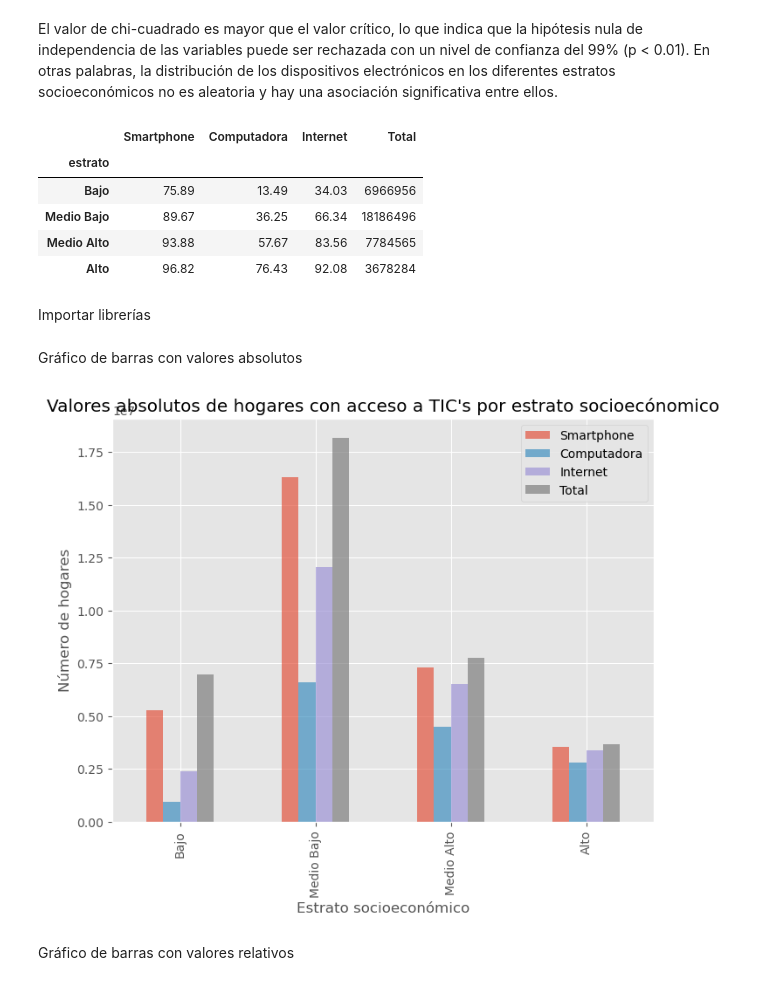
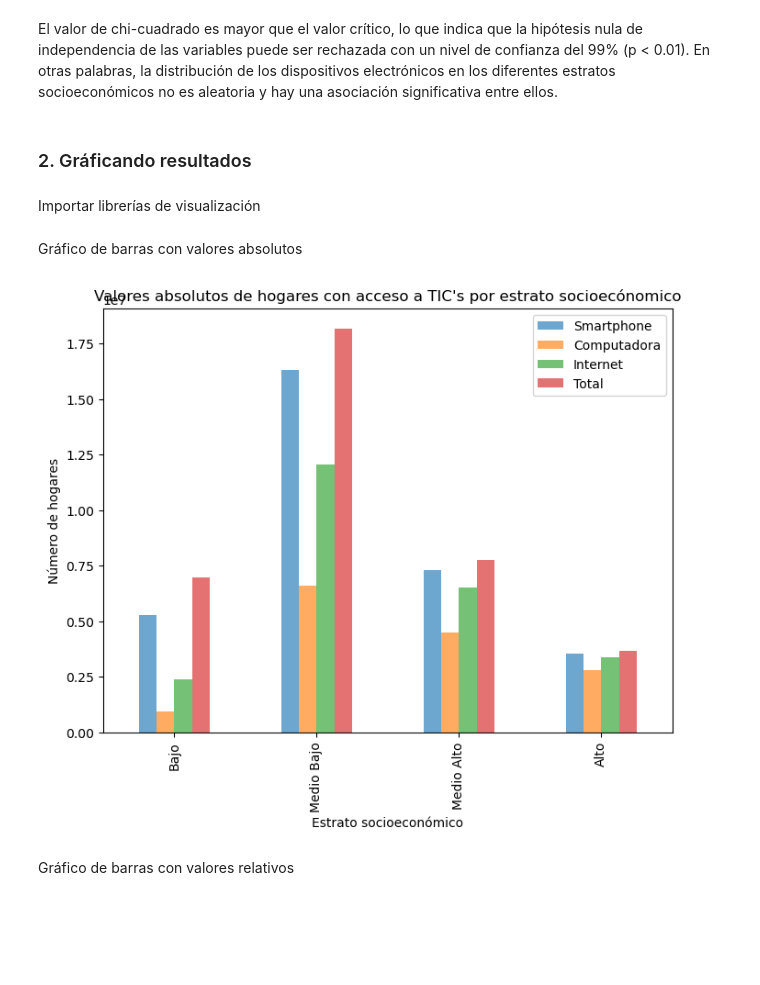
Before and after one commit to arturondg/PR-Brecha_Digital_Acceso_Mx, a Jupyter notebook: jupyter_notebooks/2.2.-First_Graphsv2.ipynb, the cells around one changed output. Drawn from its saved outputs; the diff is of its cells as text; code cells hidden in the pictures; blank space fills up the shorter version.

```diff
--- a/jupyter_notebooks/2.2.-First_Graphsv2.ipynb
+++ b/jupyter_notebooks/2.2.-First_Graphsv2.ipynb
@@ -325,35 +328,30 @@ Estadístico de chi-cuadrado: 28.5527
 Valor p: 0.0001
 # %% [markdown]
 El valor de chi-cuadrado es mayor que el valor crítico, lo que indica que la hipótesis nula de independencia de las variables puede ser rechazada con un nivel de confianza del 99% (p < 0.01). En otras palabras, la distribución de los dispositivos electrónicos en los diferentes estratos socioeconómicos no es aleatoria y hay una asociación significativa entre ellos.
-# %%
-df_chi
-# %% [output]
-|  | Smartphone | Computadora | Internet | Total |
-| estrato |  |  |  |  |
-| Bajo | 75.89 | 13.49 | 34.03 | 6966956 |
-| Medio Bajo | 89.67 | 36.25 | 66.34 | 18186496 |
-| Medio Alto | 93.88 | 57.67 | 83.56 | 7784565 |
-| Alto | 96.82 | 76.43 | 92.08 | 3678284 |
+# %% [markdown]
+### 2. Gráficando resultados
 # %% [markdown]
-Importar librerías
+Importar librerías de visualización
 # %%
 %matplotlib inline
 import matplotlib as mpl
 import matplotlib.pyplot as plt
-mpl.style.use('ggplot')
+#mpl.style.use('ggplot')
 import seaborn as sns
 # %% [markdown]
 Gráfico de barras con valores absolutos
 # %%
+sns.set()
+plt.rcParams.update(plt.rcParamsDefault)
 df_tic_hog_tot.plot(kind="bar",
                     alpha=0.65,
                     figsize=(8,6))
 plt.title("Valores absolutos de hogares con acceso a TIC's por estrato socioecónomico")
 plt.ylabel("Número de hogares")
 plt.xlabel("Estrato socioeconómico")
 plt.show()
 # %% [output]
-[figure, old version]
+[figure, new version]
 # %% [markdown]
 Gráfico de barras con valores relativos
 # %%
```
Also changed, not shown: parts of 34 cells of this notebook, 1 other file.
